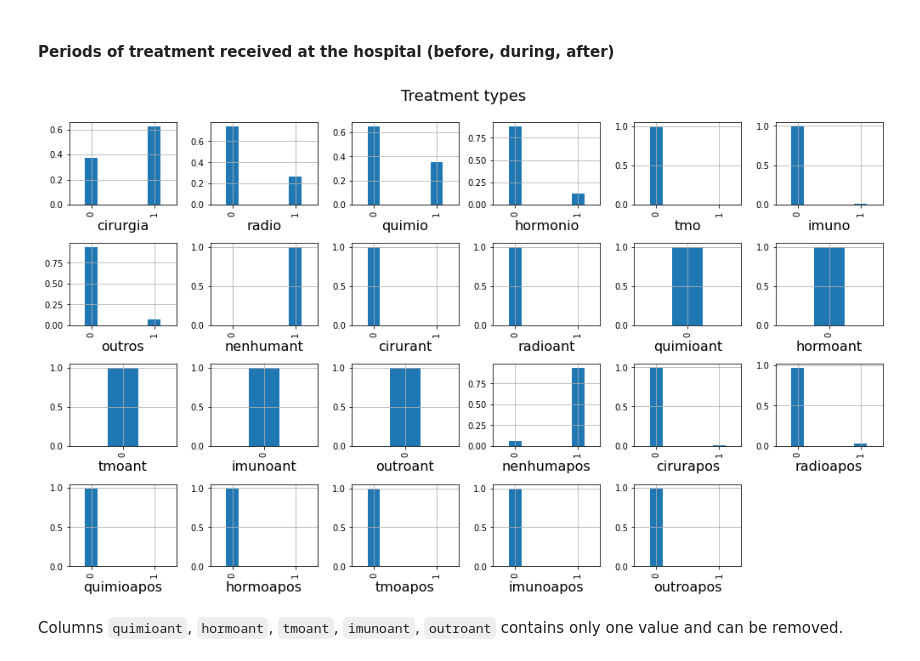
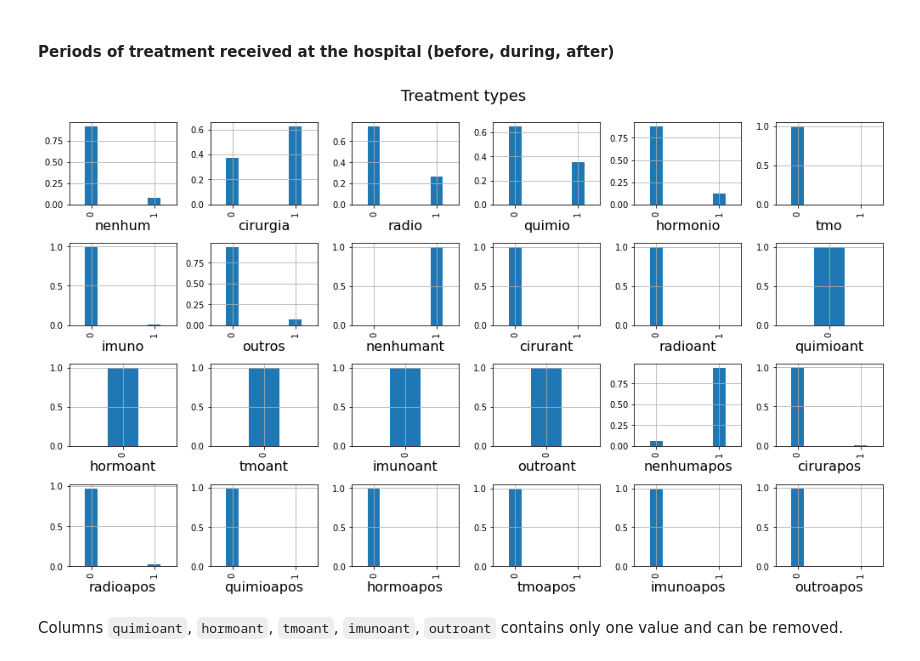
Before and after one commit to skepticalchemist/SP_Hospital_Registry_Cancer_Database, a Jupyter notebook: SP_Hospital_Registry_Cancer_Database.ipynb, the cells around one changed output. Drawn from its saved outputs; the diff is of its cells as text; code cells hidden in the pictures.

```diff
--- a/SP_Hospital_Registry_Cancer_Database.ipynb
+++ b/SP_Hospital_Registry_Cancer_Database.ipynb
@@ -2125,7 +2127,8 @@ plt.show()
 #### Periods of treatment received at the hospital (before, during, after)
 # %%
 # plot of treatment types
-treatments = ['cirurgia',   # surgery at the hospital
+treatments = ['nenhum',     # no treatment at the hospital
+              'cirurgia',   # surgery at the hospital
               'radio',      # radiotherapy at the hospital
               'quimio',     # chemotherapy at the hospital
               'hormonio',   # hormone at the hospital
@@ -2140,34 +2143,34 @@ treatments = ['cirurgia',   # surgery at the hospital
               'tmoant',     # bone marrow transplant before admission
               'imunoant',   # imunotherapy before admission
               'outroant',   # other treatment before admission
               'nenhumapos', # no treatment after admission
               'cirurapos',  # surgery after admission
               'radioapos',  # radiotherapy after admission
               'quimioapos', # chemotherapy after admission
               'hormoapos',  # hormone after admission
               'tmoapos',    # bone marrow transplant after admission
               'imunoapos',  # imunotherapy after admission
               'outroapos'   # other treatments after admission
              ]
 
 fig = plt.figure()
 num = 0
 
 fig.suptitle('Treatment types', fontsize=18, y=1.05)
 
 for item in treatments:
     num += 1
     counts = rhc[item].value_counts(normalize=True).sort_index(ascending=True)
     ax = fig.add_subplot(4,6,num)
     plt.xlabel(item, fontsize=16)
     counts.plot.bar(width=0.2,figsize=(14,8))
     plt.grid()
 
 plt.tight_layout()
 #plt.savefig('treatments.jpg')
 plt.show()
 # %% [output]
-[figure, old version]
+[figure, new version]
 # %% [markdown]
 Columns `quimioant`, `hormoant`, `tmoant`, `imunoant`, `outroant` contains only one value and can be removed.
 # %%
```
Also changed, not shown: parts of 65 cells of this notebook.
